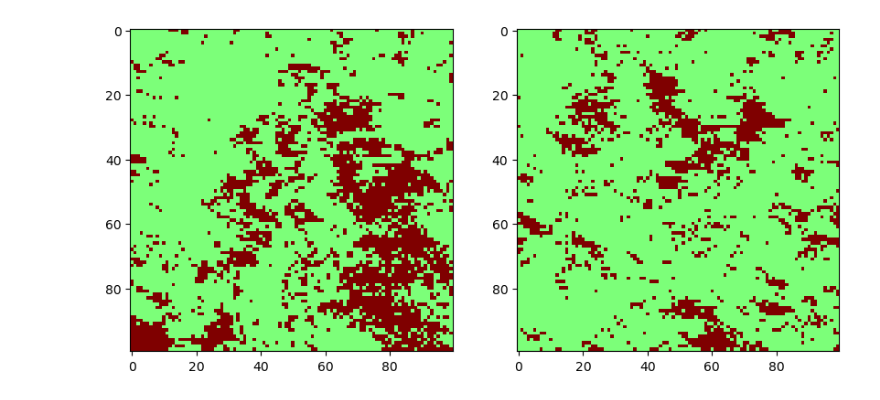
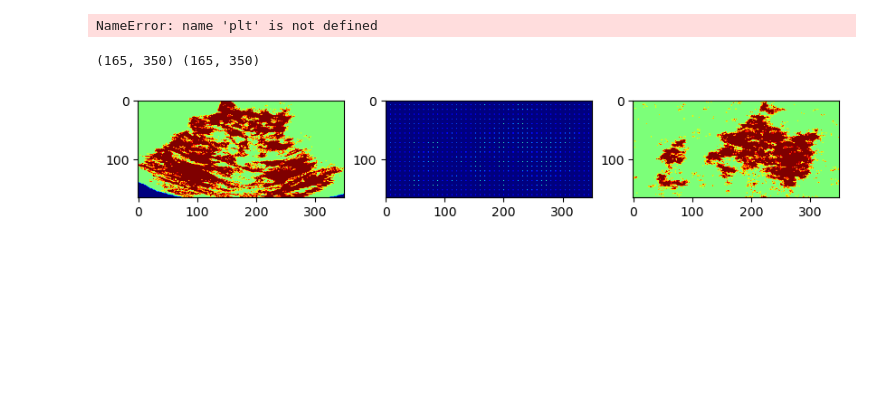
Before and after one commit to TiNezlobinsky/BiTis, a Jupyter notebook: examples/slab_simulation.ipynb, the cells around one changed output. Cells and saved outputs as stored; diff of their text form; code cells hidden in the pictures; blank space fills up the shorter version.

```diff
--- a/examples/slab_simulation.ipynb
+++ b/examples/slab_simulation.ipynb
@@ -50,0 +85,15 @@ plt.show()
+# %%
+import numpy as np
+from skimage.transform import pyramid_gaussian
+
+# img = slab[i_min:i_max, j_min:j_max, 8]
+pyramid = tuple(pyramid_gaussian(slab, max_layer=2, downscale=2,
+                                 preserve_range=True))
+
+print([p.shape for p in pyramid])
+
+fig, axs = plt.subplots(ncols=3, nrows=1, figsize=(12, 4))
+axs[0].imshow(pyramid[0][:, :, 9])
+axs[1].imshow(pyramid[1][:, :, 4])
+axs[2].imshow(pyramid[2][:, :, 2])
+plt.show()
@@ -51,23 +152,49 @@ plt.show()
+# %%
+fig, axs = plt.subplots(ncols=7, nrows=2, figsize=(12, 6), sharey=True,
+                        width_ratios=[0.2, 1, 1, 1, 1, 1, 1])
+axs[0, 1].imshow(texture_.sum(axis=2), cmap="jet")
+axs[0, 0].imshow(texture_.sum(axis=0), cmap="jet")
+axs[1, 1].imshow(simulated_tex.sum(axis=2), cmap="jet")
+axs[1, 0].imshow(simulated_tex.sum(axis=0), cmap="jet")
+axs[0, 1].set_title("sum")
+
+for i, idx in enumerate(np.linspace(0, simulated_tex.shape[2] - 1, 5).astype(int)):
+    axs[0, i+2].imshow(texture_[:, :, idx - k_min], cmap="jet", vmin=1, vmax=2)
+    axs[1, i+2].imshow(simulated_tex[:, :, idx - k_min], cmap="jet", vmin=1, vmax=2)
+    axs[0, i+2].set_title(f"w={idx - k_min}")
+    axs[1, i+2].set_title(f"w={idx - k_min}")
+plt.tight_layout()
+plt.show()
+# fig.savefig("adaptive_sampling_3d.png", dpi=300, bbox_inches='tight')
+# %% [output]
+NameError: name 'plt' is not defined
 # %%
 import bitis as bt
 
-texture = slab[i_min:i_max, j_min:j_max, k_min:k_max].copy()
-texture_ = texture.copy()
-texture_[texture_ == -1] = 2
+texture_ = slab[:, :, slab.shape[2]//2].copy()
 
-simulation_tex = np.zeros(texture_.shape)
+precondition_tex = simulation_tex.copy()
+
+print(texture_.shape, simulation_tex.shape)
+
+
+# simulation_tex = sim_slab.copy()
 simulation = bt.AdaptiveSampling(simulation_tex,
                                  texture_,
                                  max_known_pixels=30,
                                  max_template_size=50,
-                                 min_template_size=5,
-                                 min_distance=0.0)
+                                 min_template_size=3,
+                                 min_distance=0.1,
+                                 min_known_pixels=1,
+                                 use_tf=True)
 
-simulated_tex = simulation.run()
+simulated_tex = simulation.run(max_iter=None)
 
-fig, ax = plt.subplots(1, 2, figsize=(10, 5))
-ax[0].imshow(texture_[..., 0], vmin=0, vmax=2, cmap='jet')
-ax[1].imshow(simulated_tex[..., 0], vmin=0, vmax=2, cmap='jet')
+fig, ax = plt.subplots(1, 3, figsize=(10, 5))
+ax[0].imshow(texture_, vmin=0, vmax=2, cmap='jet')
+ax[1].imshow(precondition_tex, vmin=0, vmax=2, cmap='jet')
+ax[2].imshow(simulated_tex, vmin=0, vmax=2, cmap='jet')
 plt.show()
 # %% [output]
+(165, 350) (165, 350)
-[figure, old version]
+[figure, new version]
```
Also changed, not shown: parts of 24 cells of this notebook, 11 other files.
